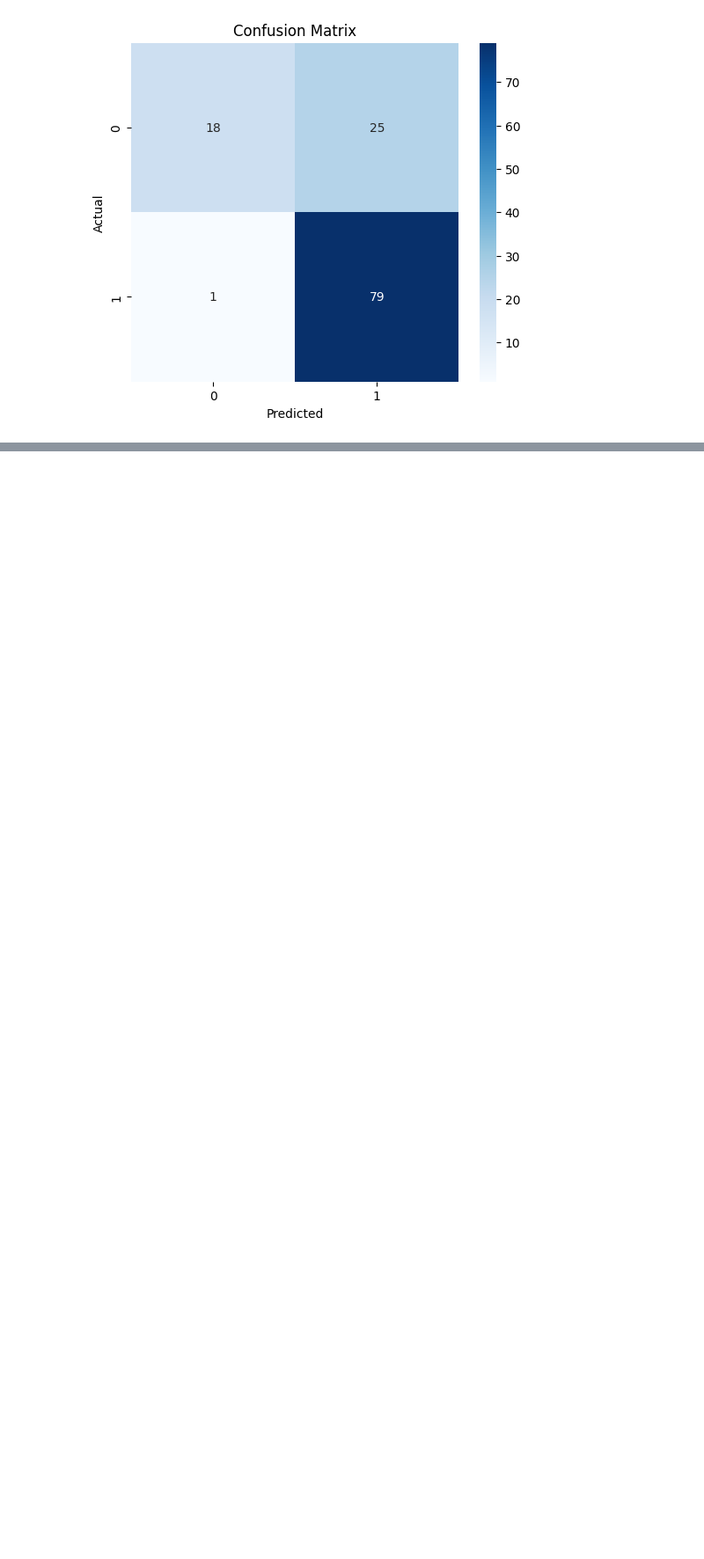
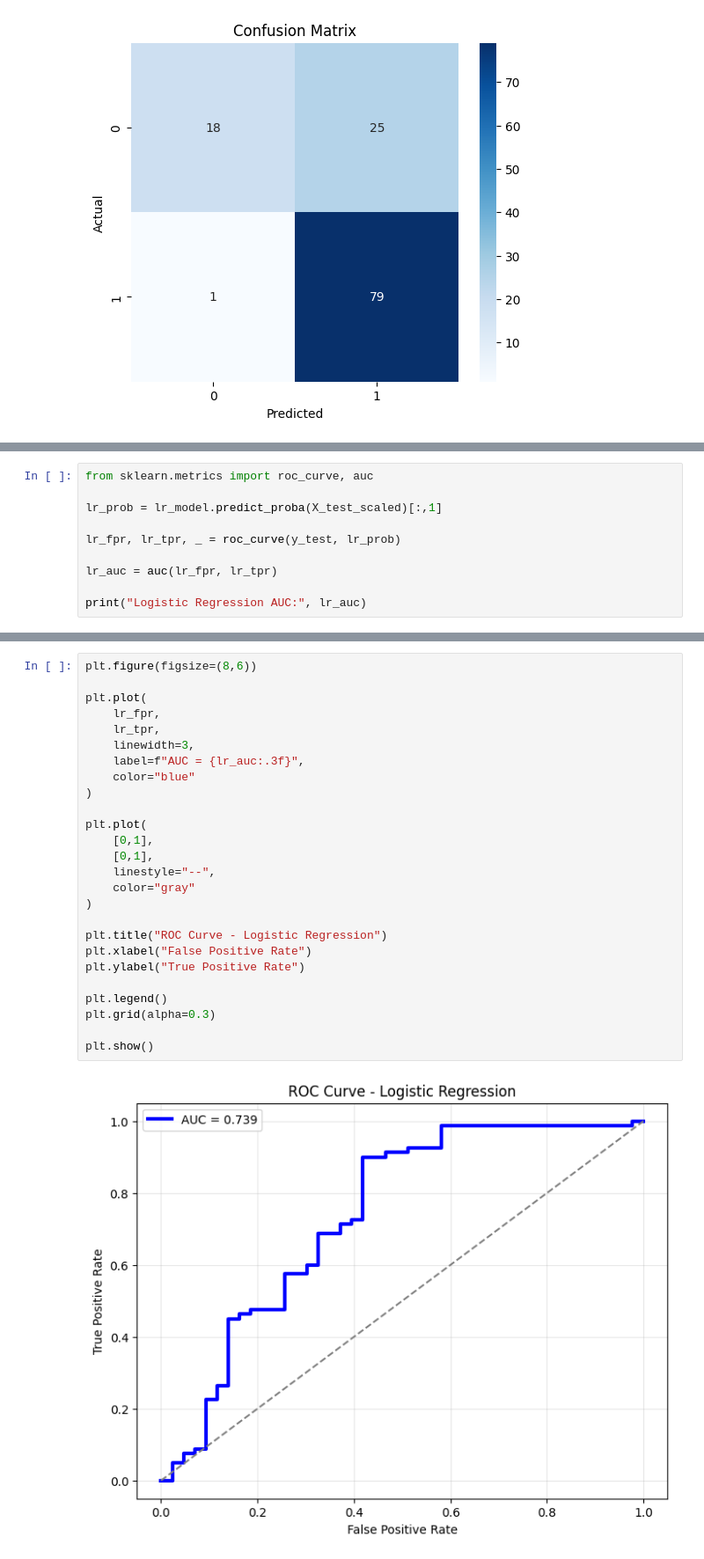
Before and after one commit to ErbolZhanyshov/credit-risk-analysis-system, a Jupyter notebook: notebooks/loan_prediction_analysis.ipynb, the cells around one changed output, grey strips where cells are left out. Shown at 88% size. Saved outputs shown, nothing was run; the diff lists cells and outputs as text; blank space fills up the shorter version.

```diff
--- a/notebooks/loan_prediction_analysis.ipynb
+++ b/notebooks/loan_prediction_analysis.ipynb
@@ -947,0 +969,10 @@ Cross Validation sonucu ile test doğruluğunun birbirine yakın olması modelin
+# %%
+from sklearn.metrics import roc_curve, auc
+
+lr_prob = lr_model.predict_proba(X_test_scaled)[:,1]
+
+lr_fpr, lr_tpr, _ = roc_curve(y_test, lr_prob)
+
+lr_auc = auc(lr_fpr, lr_tpr)
+
+print("Logistic Regression AUC:", lr_auc)
@@ -947,0 +981,28 @@ Cross Validation sonucu ile test doğruluğunun birbirine yakın olması modelin
+# %%
+plt.figure(figsize=(8,6))
+
+plt.plot(
+    lr_fpr,
+    lr_tpr,
+    linewidth=3,
+    label=f"AUC = {lr_auc:.3f}",
+    color="blue"
+)
+
+plt.plot(
+    [0,1],
+    [0,1],
+    linestyle="--",
+    color="gray"
+)
+
+plt.title("ROC Curve - Logistic Regression")
+plt.xlabel("False Positive Rate")
+plt.ylabel("True Positive Rate")
+
+plt.legend()
+plt.grid(alpha=0.3)
+
+plt.show()
+# %% [output]
+[figure, added]
```
Also changed, not shown: parts of 41 cells of this notebook, 3 other files.
